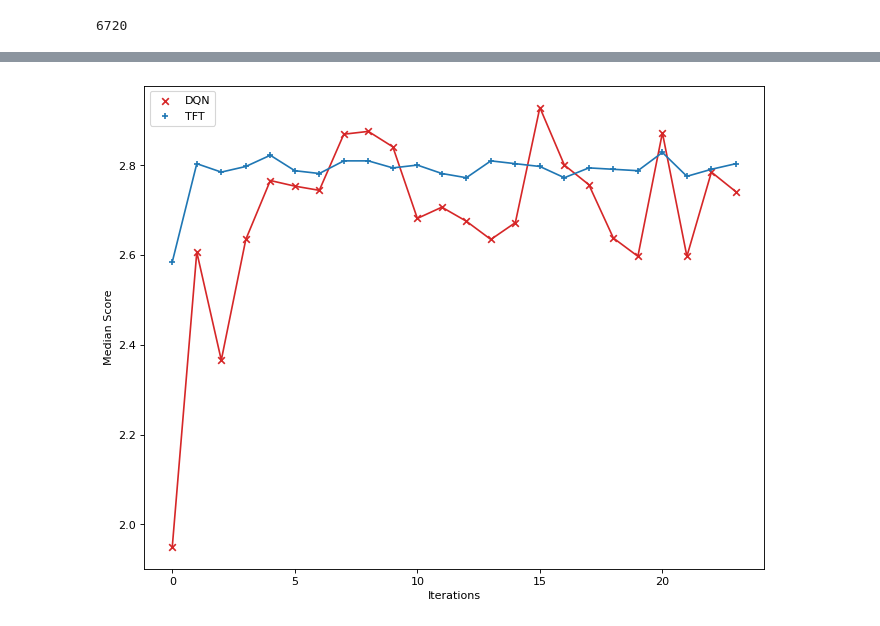
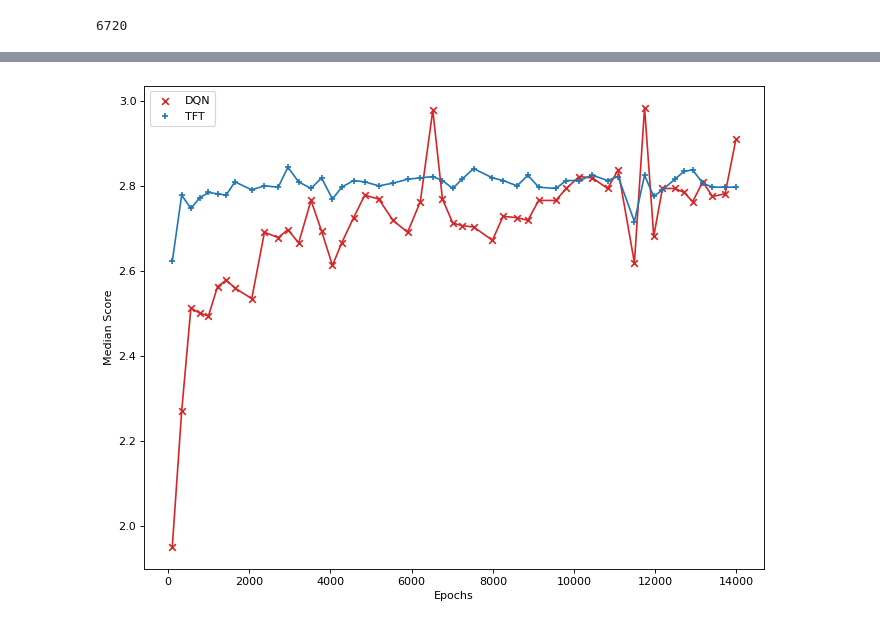
Before and after one commit to hongh-zhang/The-Evolution-of-Defection, a Jupyter notebook: Stage 2.ipynb, the cells around one changed output, grey strips where cells are left out. Drawn from its saved outputs; the diff is of its cells as text; code cells hidden in the pictures.

```diff
--- a/Stage 2.ipynb
+++ b/Stage 2.ipynb
@@ -69,5 +77,5 @@ pd.DataFrame(map(list, summary), columns=headers)
 # %%
-dqn = DQN([
+dqn = network.DQN([
                     network.Flatten_layer(),
                     network.Linear_layer(GAME_LEN*2, 300),
                     network.Activation_layer('ReLU'),
@@ -79,12 +87,12 @@ dqn = DQN([
                     network.Activation_layer('ReLU'),
                     network.Linear_layer(40, 2),
                     ],
-            ReplayMemory(8000), gamma=0.9, greedy=0.2)
+            network.ReplayMemory(8000), gamma=0.9, greedy=0.2)
 p1 = NNplayer(dqn, State(GAME_LEN))
 del dqn
 gc.collect()
 
-param = {"lr": 3e-5, 'batch': 32, "mode": "train", "eps": 1e-16, "epoch": 0, 't': 1, 'clip': 1.0,
+param = {"lr": 1e-6, 'batch': 128, "mode": "train", "eps": 1e-16, "epoch": 0, 't': 1, 'clip': 1.0,
          'optimizer': ('Adam', 0.9, 0.999), 'regularizer': ('l2', 1e-3), "loss_fn":"mse"}
 # %%
 from random import shuffle
@@ -99,12 +107,3 @@ train_against(p1, players)
 len(p1.network.memory)      # 21(turns) * 10(# of players) * 40(iterations)
 # %% [output]
 6720
-# %%
-# train loop as usual
-for _ in range(10):
-    start = time()
-    p1.train(30, param)
-
-    train_against(p1, players)
-
-    print(f'loss: {p1.network.loss},            time: +{time()-start:.2f} sec')
@@ -117,5 +109,0 @@ p1.plot()
-# %%
-p1.network.reset()
-
-param = {"lr": 1=3e-5, 'batch': 32, "mode": "train", "eps": 1e-16, "epoch": 0, 't': 1, 'clip': 1.0,
-         'optimizer': ('Adam', 0.9, 0.999), 'regularizer': ('l2', 1e-3), "loss_fn":"mse"}
@@ -125,10 +111,11 @@ Network reinitialized.
 # time to take a nap
 ls = []
 loss_ls = []
+epoch_ls = []
 for i in range(100):
 
     start = time()
-    p1.train(250, param, loss_targ=0.02)
+    p1.train(300, param, loss_targ=0.01)
 
     train_against(p1, players)
 
@@ -141,8 +128,11 @@ for i in range(100):
             p1.network.verbosity = False
             tournament = Tournament([p1, *players], game=GAME, turns=GAME_LEN)
             results = tournament.play()
-            summary = results.summarise()
-            ls.append(pd.DataFrame(map(list, summary), columns=headers))
+            summary = pd.DataFrame(map(list, results.summarise()), columns=headers).set_index('Name')
+            ls.append(summary)
+            epoch_ls.append(p1.network.loss_ls[-1][0])
+
+        print(summary.loc['DQN', ['Rank', 'Median_score']])
 
         # backing up
         with open('data/s2/tn_results.pkl', "wb") as file:
@@ -260,13 +252,13 @@ a = pd.DataFrame([l.loc['DQN','Median_score'] for l in ls]).to_numpy().T[0]
 b = pd.DataFrame([l.loc['Tit For Tat','Median_score'] for l in ls]).to_numpy().T[0]
 # %%
 plt.figure(figsize=(10, 8), dpi=80)
-plt.scatter(range(len(a)), a, c='tab:red', marker='x', label='DQN')
-plt.plot(range(len(a)), a, c='tab:red')
-plt.scatter(range(len(a)), b, c='tab:blue', marker='+', label='TFT')
-plt.plot(range(len(a)), b, c='tab:blue')
+plt.scatter(epoch_ls, a, c='tab:red', marker='x', label='DQN')
+plt.scatter(epoch_ls, b, c='tab:blue', marker='+', label='TFT')
+plt.plot(epoch_ls, a, c='tab:red')
+plt.plot(epoch_ls, b, c='tab:blue')
+plt.xlabel('Epochs')
+plt.ylabel('Median Score')
 plt.legend(loc='upper left')
-plt.xlabel('Iterations')
-plt.ylabel('Median Score')
 plt.show()
 # %% [output]
-[figure, old version]
+[figure, new version]
```
Also changed, not shown: parts of 19 cells of this notebook, 11 other files.
